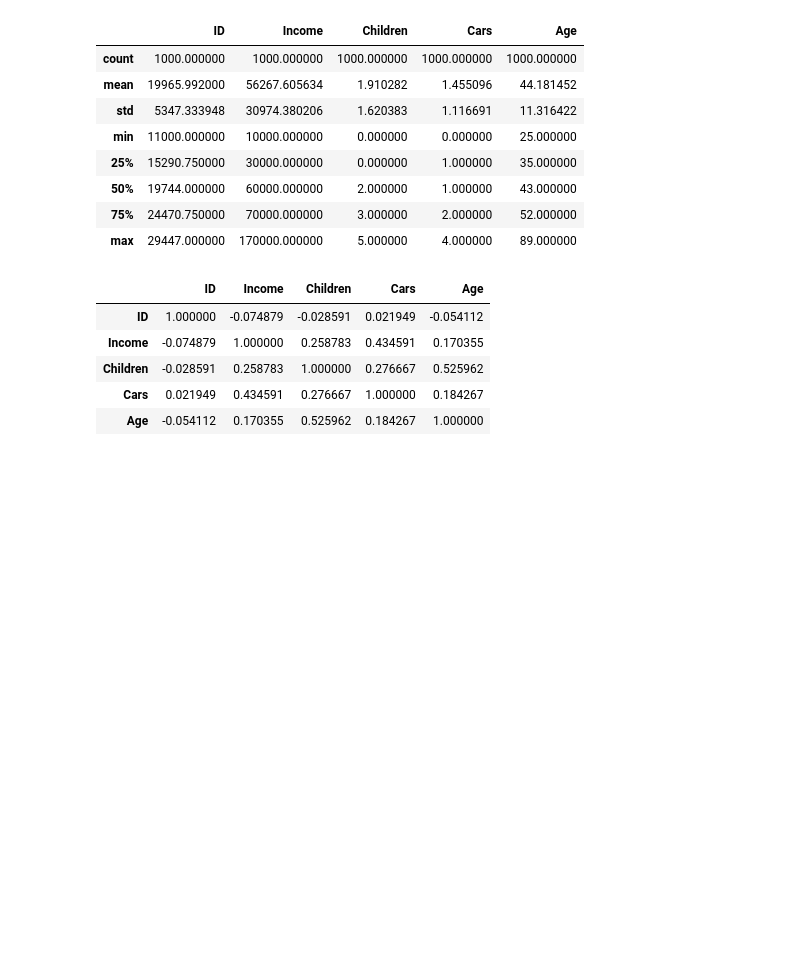
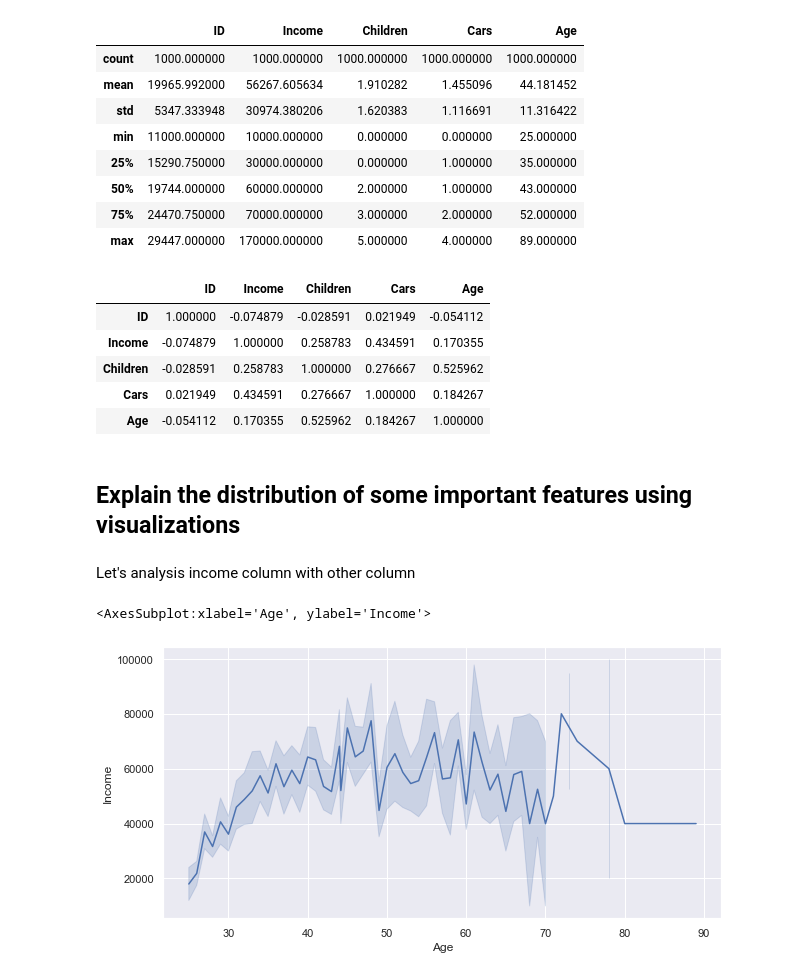
Before and after one commit to gayaneyazeryan/data_viz_homework, a Jupyter notebook: homework_1.ipynb, the cells around one changed output. Cells and saved outputs as stored; diff of their text form; code cells hidden in the pictures; blank space fills up the shorter version.

```diff
--- a/homework_1.ipynb
+++ b/homework_1.ipynb
@@ -181,3 +181,12 @@ cor
 | Children | -0.028591 | 0.258783 | 1.000000 | 0.276667 | 0.525962 |
 | Cars | 0.021949 | 0.434591 | 0.276667 | 1.000000 | 0.184267 |
 | Age | -0.054112 | 0.170355 | 0.525962 | 0.184267 | 1.000000 |
+# %% [markdown]
+##  Explain the distribution of some important features using visualizations
+# %% [markdown]
+Let's analysis income column with other column
+# %%
+sns.lineplot(data = df,  x ='Age', y ='Income')
+# %% [output]
+<AxesSubplot:xlabel='Age', ylabel='Income'>
+[figure, added]
```
Also changed, not shown: parts of 8 cells of this notebook.
